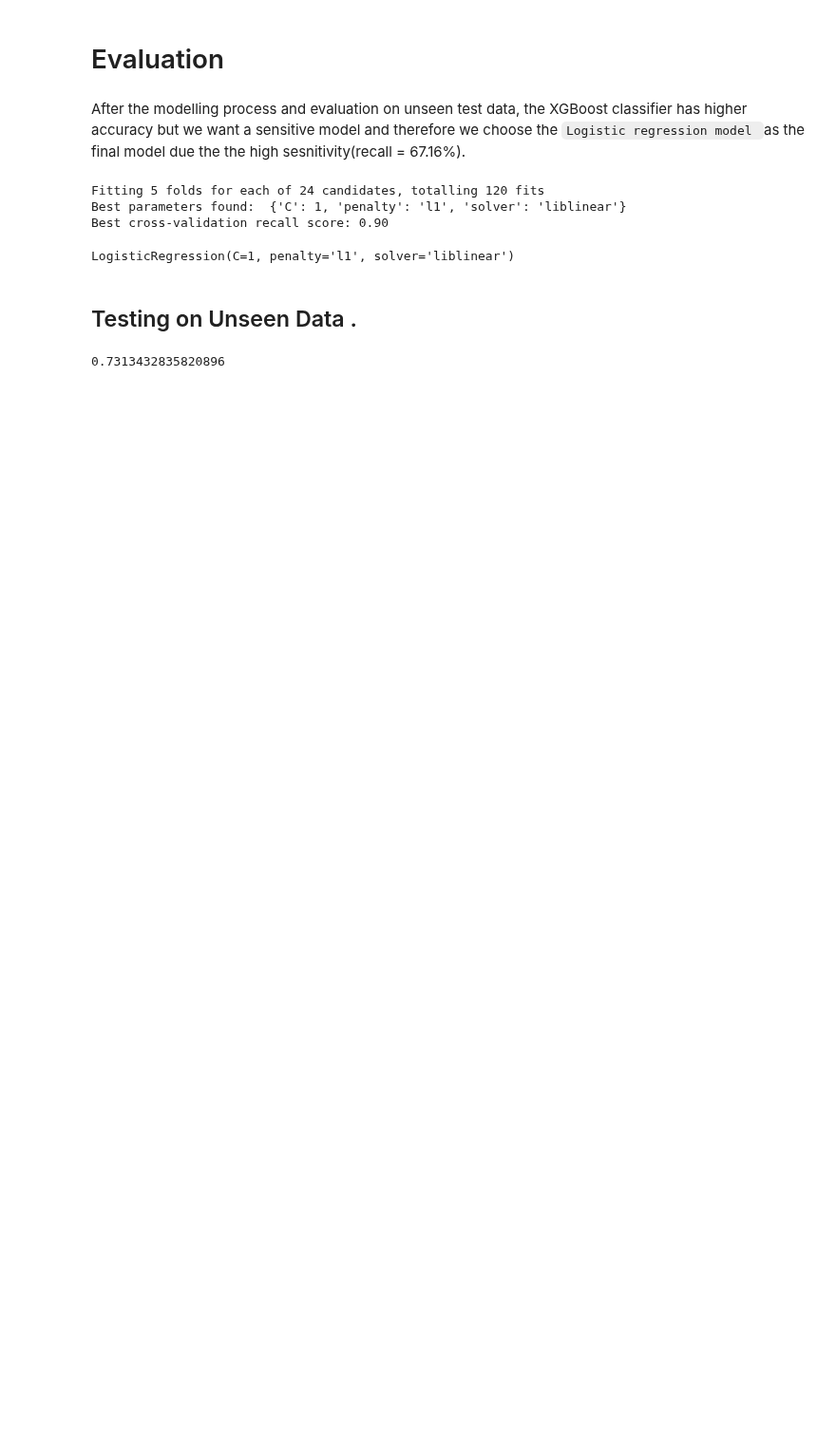
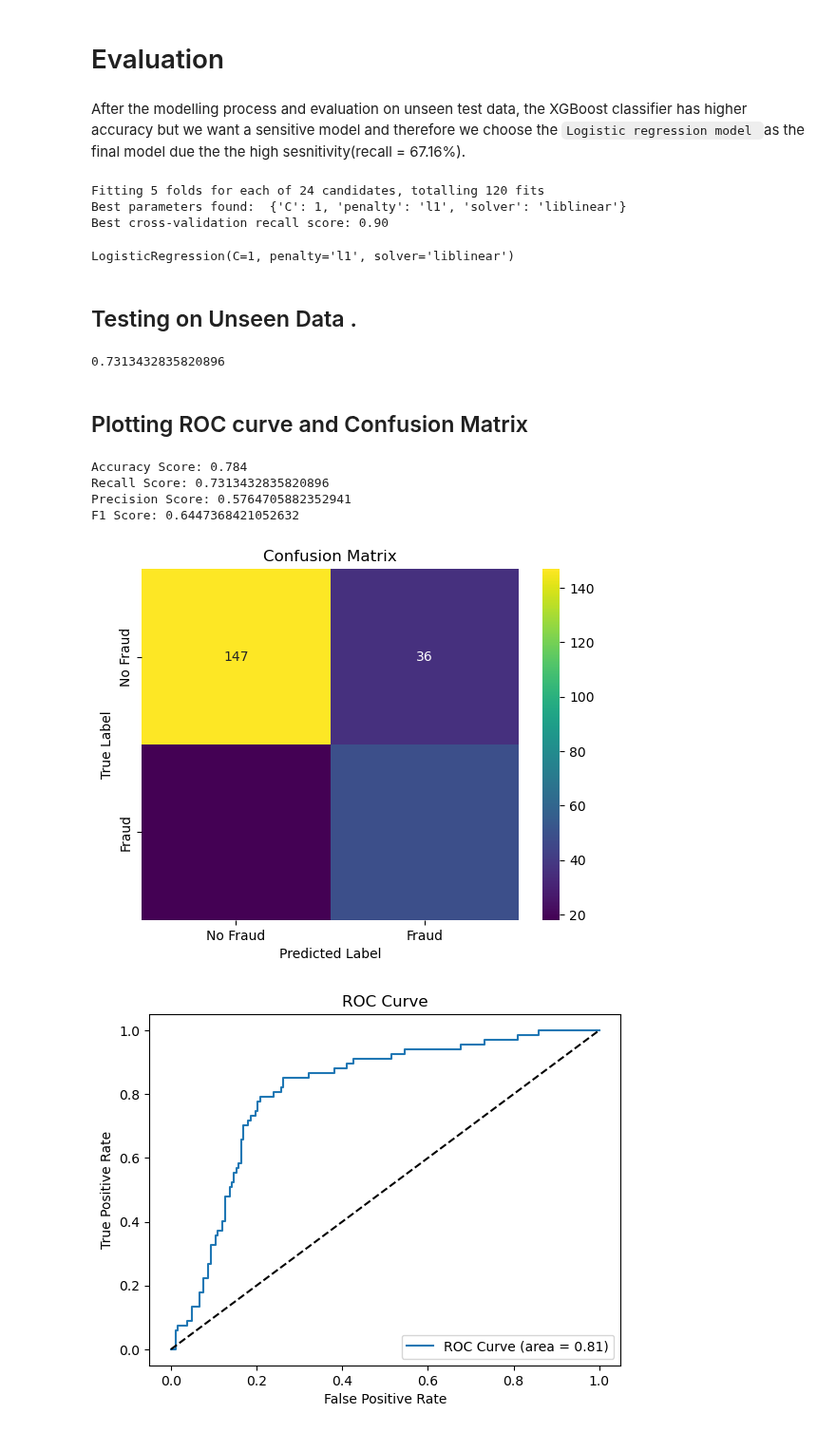
Before and after one commit to She-LoyceTsuma/Capstone, a Jupyter notebook: modelling.ipynb, the cells around one changed output. Shown at 95% size. Saved outputs shown, nothing was run; the diff lists cells and outputs as text; code cells hidden in the pictures; blank space fills up the shorter version.

Commit message:
Evaluating Model

```diff
--- a/modelling.ipynb
+++ b/modelling.ipynb
@@ -391,3 +392,42 @@ y_preds = final_model.predict(X_test_preprocessed)
 recall_score(y_test,y_preds)
 # %% [output]
 0.7313432835820896
+# %% [markdown]
+## Plotting ROC curve and Confusion Matrix
+# %%
+from sklearn.metrics import recall_score, precision_score, f1_score, accuracy_score, roc_auc_score, confusion_matrix, roc_curve
+import matplotlib.pyplot as plt
+import seaborn as sns
+
+y_pred_proba = final_model.predict_proba(X_test_preprocessed)[:, 1]
+# Calculate evaluation metrics
+print("Accuracy Score:", accuracy_score(y_test, y_preds))
+print("Recall Score:", recall_score(y_test, y_preds))
+print("Precision Score:", precision_score(y_test, y_preds))
+print("F1 Score:", f1_score(y_test, y_preds))
+#print("ROC-AUC Score:", roc_auc_score(y_test, y_pred_proba))
+
+# Confusion Matrix
+conf_matrix = confusion_matrix(y_test, y_preds)
+sns.heatmap(conf_matrix, annot=True, fmt="d", cmap="viridis", xticklabels=['No Fraud', 'Fraud'], yticklabels=['No Fraud', 'Fraud'])
+plt.xlabel('Predicted Label')
+plt.ylabel('True Label')
+plt.title('Confusion Matrix')
+plt.show()
+
+# ROC Curve
+fpr, tpr, thresholds = roc_curve(y_test, y_pred_proba)
+plt.plot(fpr, tpr, label=f'ROC Curve (area = {roc_auc_score(y_test, y_pred_proba):.2f})')
+plt.plot([0, 1], [0, 1], 'k--')  # Diagonal line for random chance
+plt.xlabel('False Positive Rate')
+plt.ylabel('True Positive Rate')
+plt.title('ROC Curve')
+plt.legend(loc="lower right")
+plt.show()
+# %% [output]
+Accuracy Score: 0.784
+Recall Score: 0.7313432835820896
+Precision Score: 0.5764705882352941
+F1 Score: 0.6447368421052632
+[figure, added]
+[figure, added]
```
Also changed, not shown: parts of 10 cells of this notebook.
